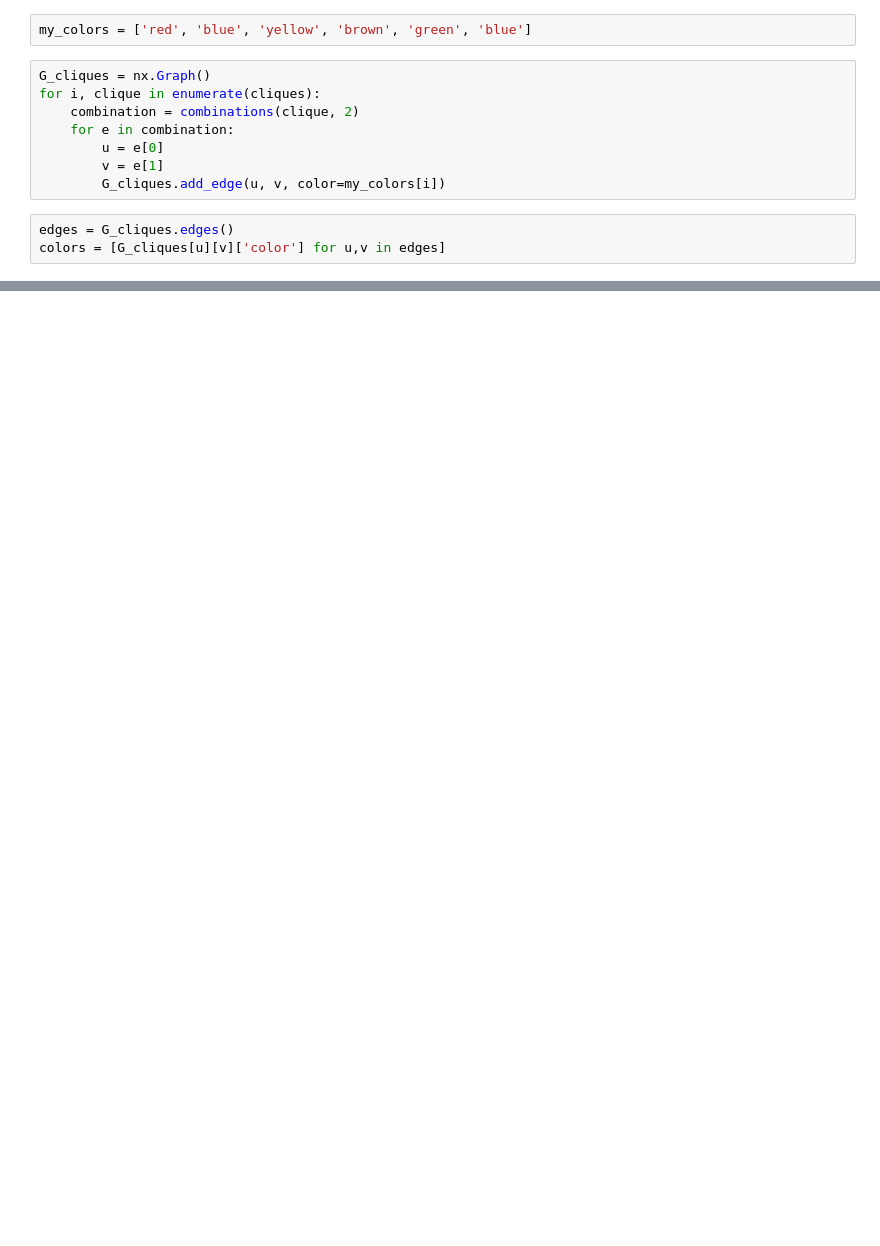
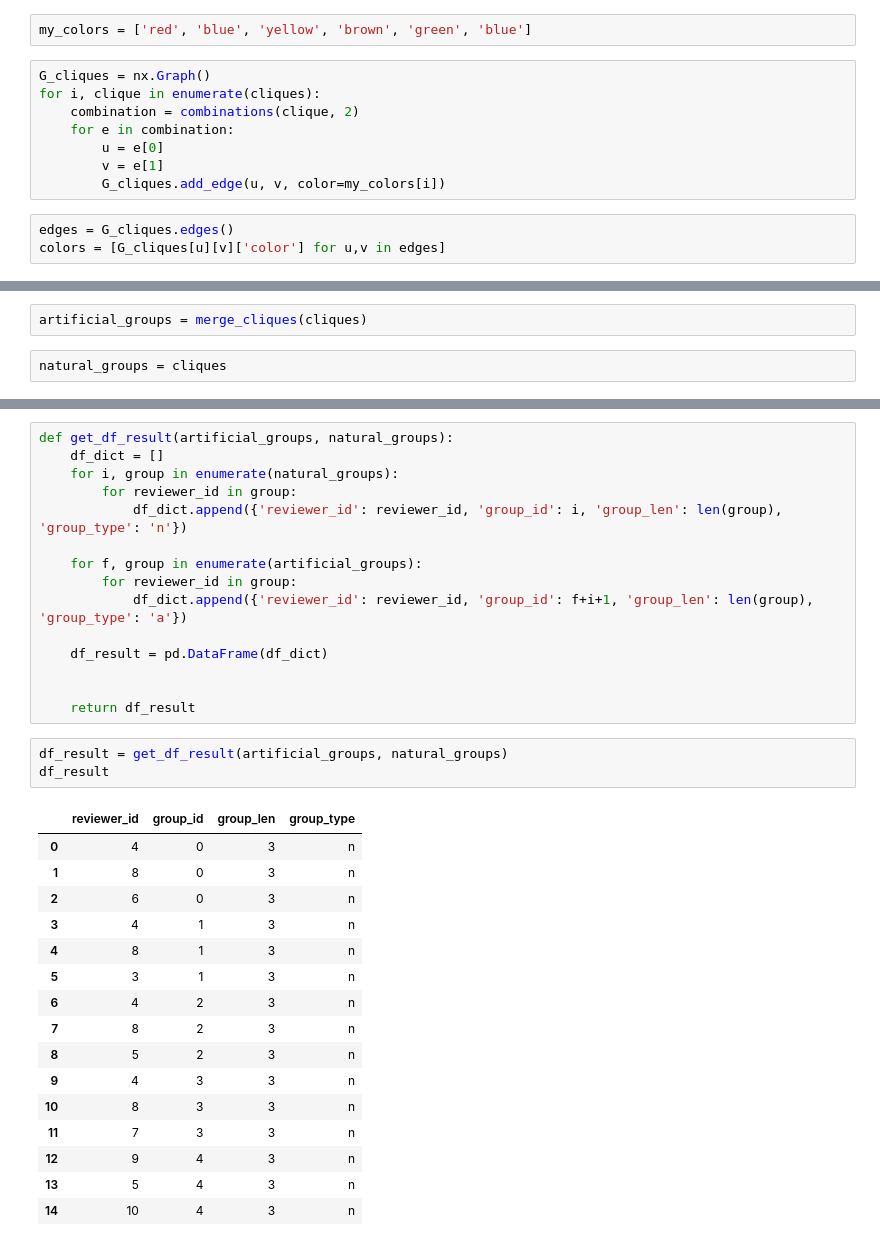
Before and after one commit to nvbogu/spam_detection, a Jupyter notebook: code/CPM_example.ipynb, the cells around one changed output, grey strips where cells are left out. Drawn from its saved outputs; the diff is of its cells as text; blank space fills up the shorter version.

```diff
--- a/code/CPM_example.ipynb
+++ b/code/CPM_example.ipynb
@@ -188,0 +228,4 @@ nx.draw(G_cliques, with_labels=True, font_size =30, edge_color=colors)
+# %%
+artificial_groups = merge_cliques(cliques)
+# %%
+natural_groups = cliques
@@ -188,0 +282,35 @@ nx.draw(G_cliques, with_labels=True, font_size =30, edge_color=colors)
+# %%
+def get_df_result(artificial_groups, natural_groups):
+    df_dict = []
+    for i, group in enumerate(natural_groups):
+        for reviewer_id in group:
+            df_dict.append({'reviewer_id': reviewer_id, 'group_id': i, 'group_len': len(group), 'group_type': 'n'})
+
+    for f, group in enumerate(artificial_groups):
+        for reviewer_id in group:
+            df_dict.append({'reviewer_id': reviewer_id, 'group_id': f+i+1, 'group_len': len(group), 'group_type': 'a'})
+
+    df_result = pd.DataFrame(df_dict)
+
+
+    return df_result
+# %%
+df_result = get_df_result(artificial_groups, natural_groups)
+df_result
+# %% [output]
+|  | reviewer_id | group_id | group_len | group_type |
+| 0 | 4 | 0 | 3 | n |
+| 1 | 8 | 0 | 3 | n |
+| 2 | 6 | 0 | 3 | n |
+| 3 | 4 | 1 | 3 | n |
+| 4 | 8 | 1 | 3 | n |
+| 5 | 3 | 1 | 3 | n |
+| 6 | 4 | 2 | 3 | n |
+| 7 | 8 | 2 | 3 | n |
+| 8 | 5 | 2 | 3 | n |
+| 9 | 4 | 3 | 3 | n |
+| 10 | 8 | 3 | 3 | n |
+| 11 | 7 | 3 | 3 | n |
+| 12 | 9 | 4 | 3 | n |
+| 13 | 5 | 4 | 3 | n |
+| 14 | 10 | 4 | 3 | n |
```
Also changed, not shown: parts of 23 cells of this notebook, 6 other files.
